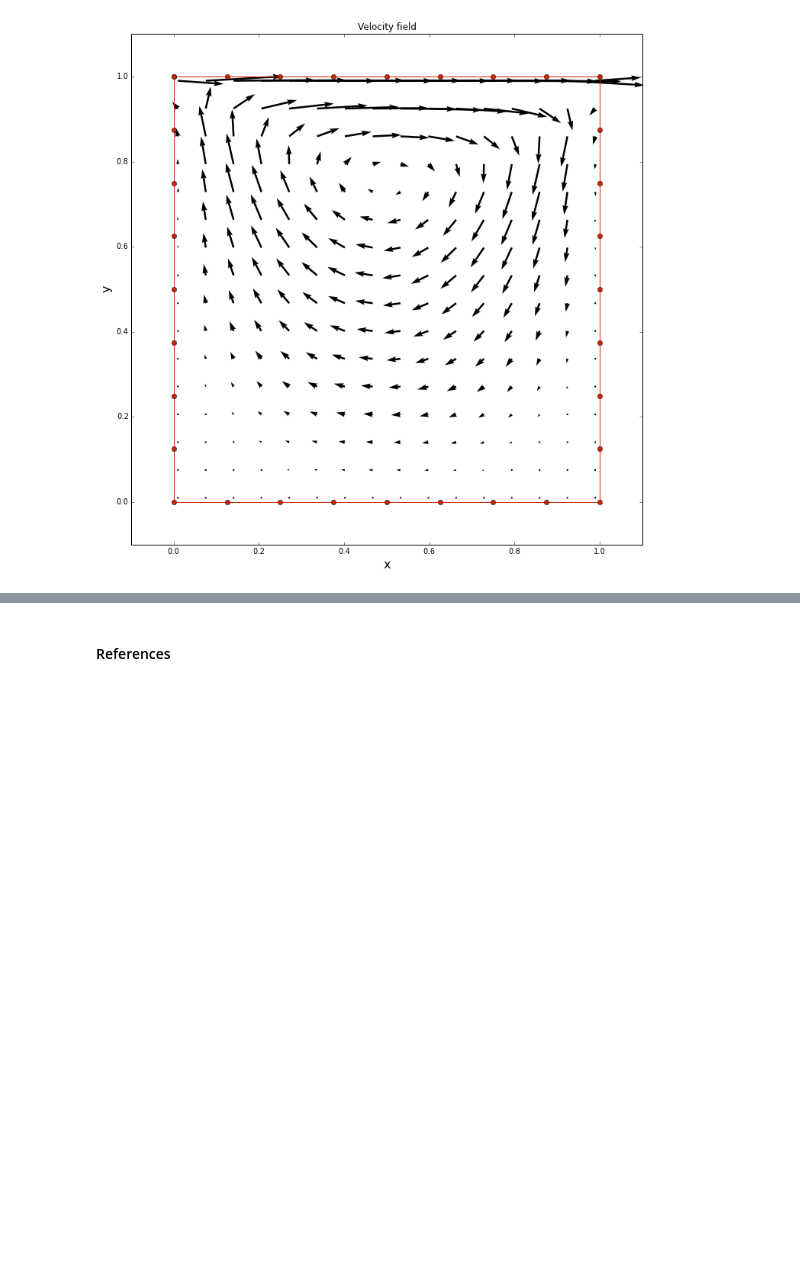
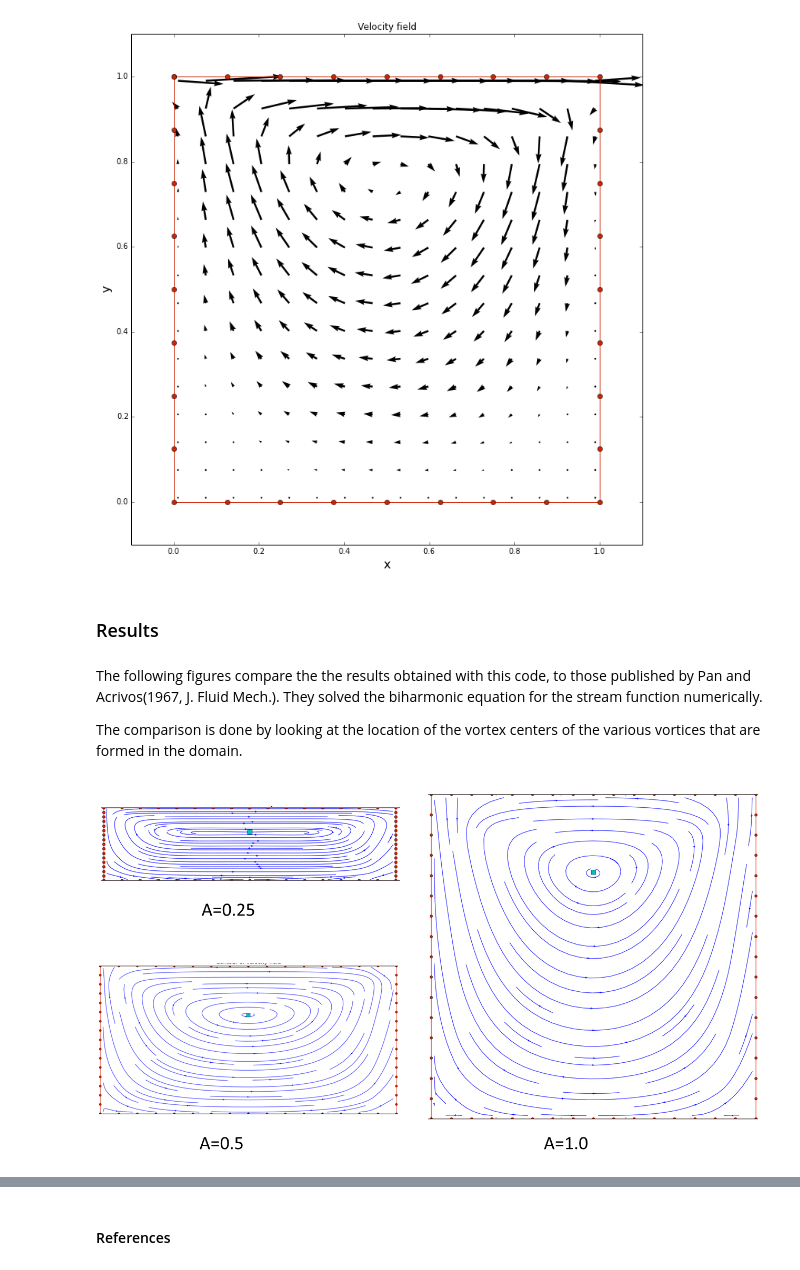
Before and after one commit to arm6226/mae6226, a Jupyter notebook: project/MAE6226 Project.ipynb, the cells around one changed output, grey strips where cells are left out. Drawn from its saved outputs; the diff is of its cells as text; code cells hidden in the pictures; blank space fills up the shorter version.

Commit message:
added results

```diff
--- a/project/MAE6226 Project.ipynb
+++ b/project/MAE6226 Project.ipynb
@@ -300,3 +308,14 @@ plt.ylim(yStart,yEnd)
 plt.title('Velocity field');
 # %% [output]
 [figure]
+# %% [markdown]
+### Results
+# %% [markdown]
+The following figures compare the the results obtained with this code, to those published by Pan and Acrivos(1967, J. Fluid Mech.). They solved the biharmonic equation for the stream function numerically.
+
+The comparison is done by looking at the location of the vortex centers of the various vortices that are formed in the domain.
+# %%
+from IPython.core.display import Image
+Image (filename='images/res1.png')
+# %% [output]
+[figure, added]
```
Also changed, not shown: parts of 10 cells of this notebook, 3 other files.
